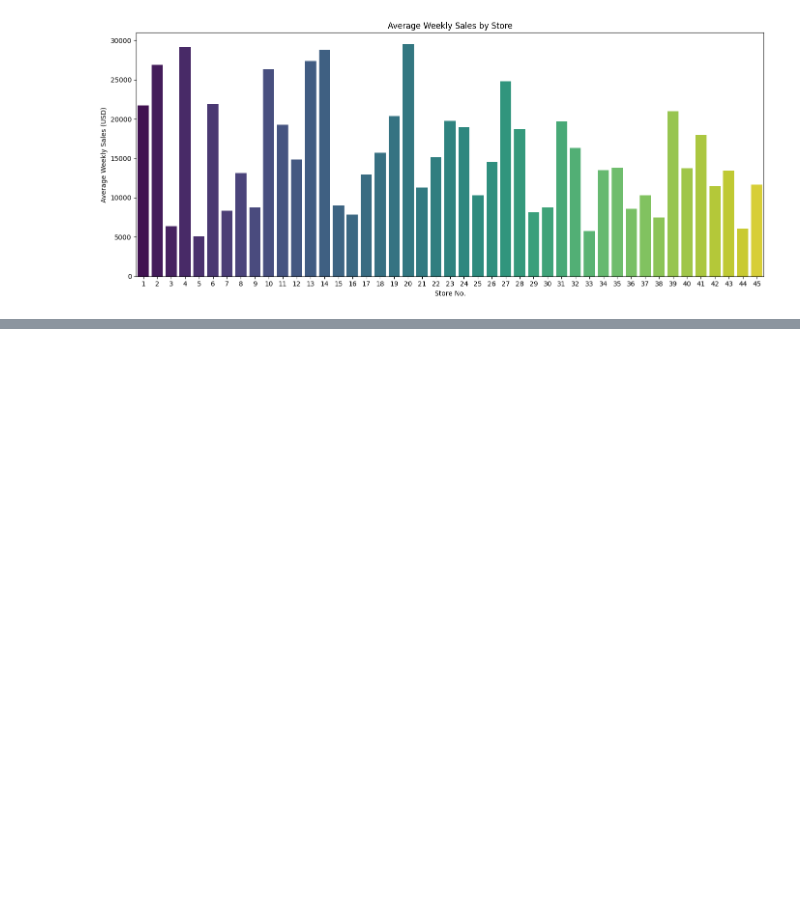
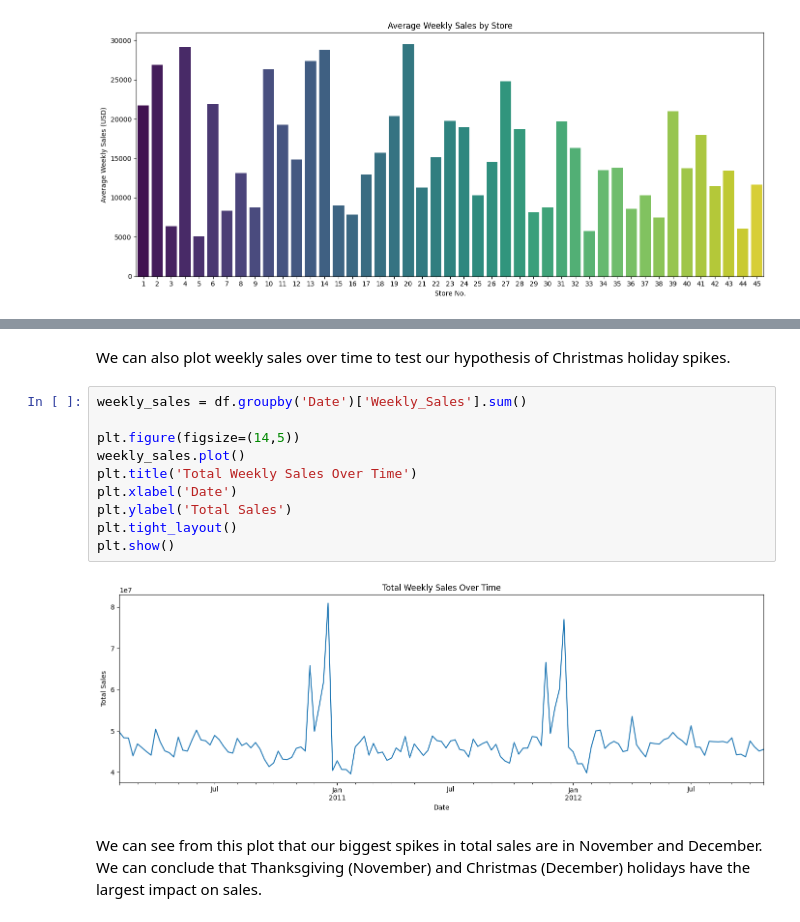
Before and after one commit to Richard-wv/wmca-da-project1, a Jupyter notebook: jupyter_notebooks/wmca-da-project1.ipynb, the cells around one changed output, grey strips where cells are left out. Cells and saved outputs as stored; diff of their text form; blank space fills up the shorter version.

```diff
--- a/jupyter_notebooks/wmca-da-project1.ipynb
+++ b/jupyter_notebooks/wmca-da-project1.ipynb
@@ -326,0 +432,17 @@ Passing `palette` without assigning `hue` is deprecated and will be removed in v
+# %% [markdown]
+We can also plot weekly sales over time to test our hypothesis of Christmas holiday spikes.
+# %%
+weekly_sales = df.groupby('Date')['Weekly_Sales'].sum()
+
+plt.figure(figsize=(14,5))
+weekly_sales.plot()
+plt.title('Total Weekly Sales Over Time')
+plt.xlabel('Date')
+plt.ylabel('Total Sales')
+plt.tight_layout()
+plt.show()
+# %% [output]
+[figure, added]
+# %% [markdown]
+We can see from this plot that our biggest spikes in total sales are in November and December.
+We can conclude that Thanksgiving (November) and Christmas (December) holidays have the largest impact on sales.
```
Also changed, not shown: parts of 9 cells of this notebook.
